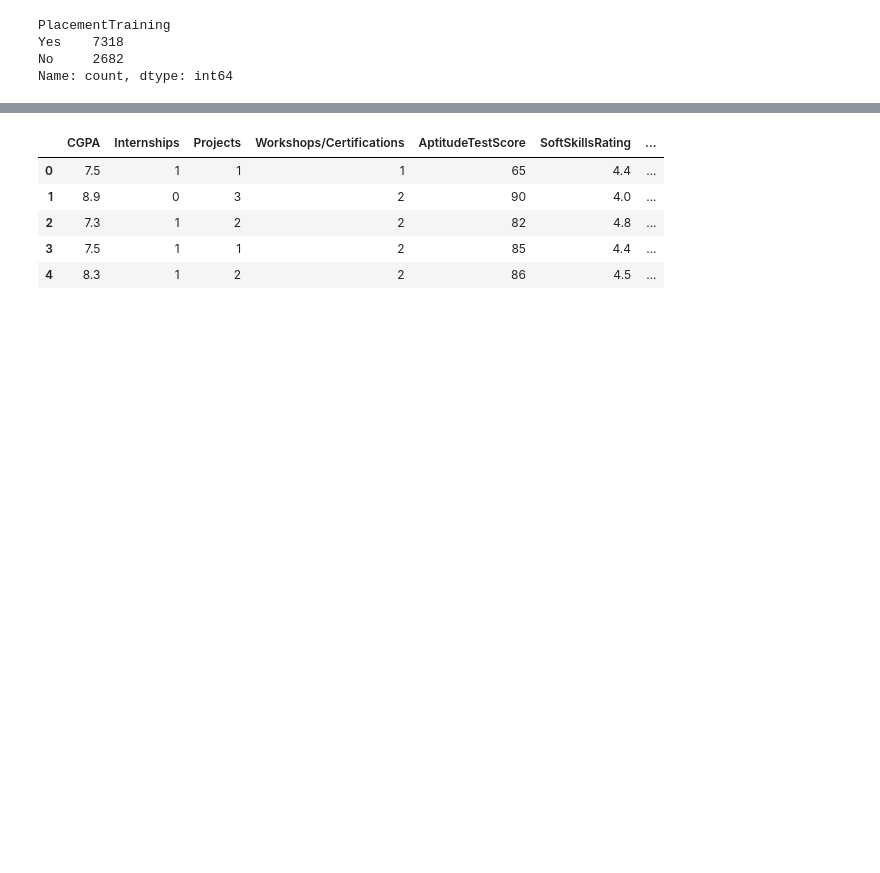
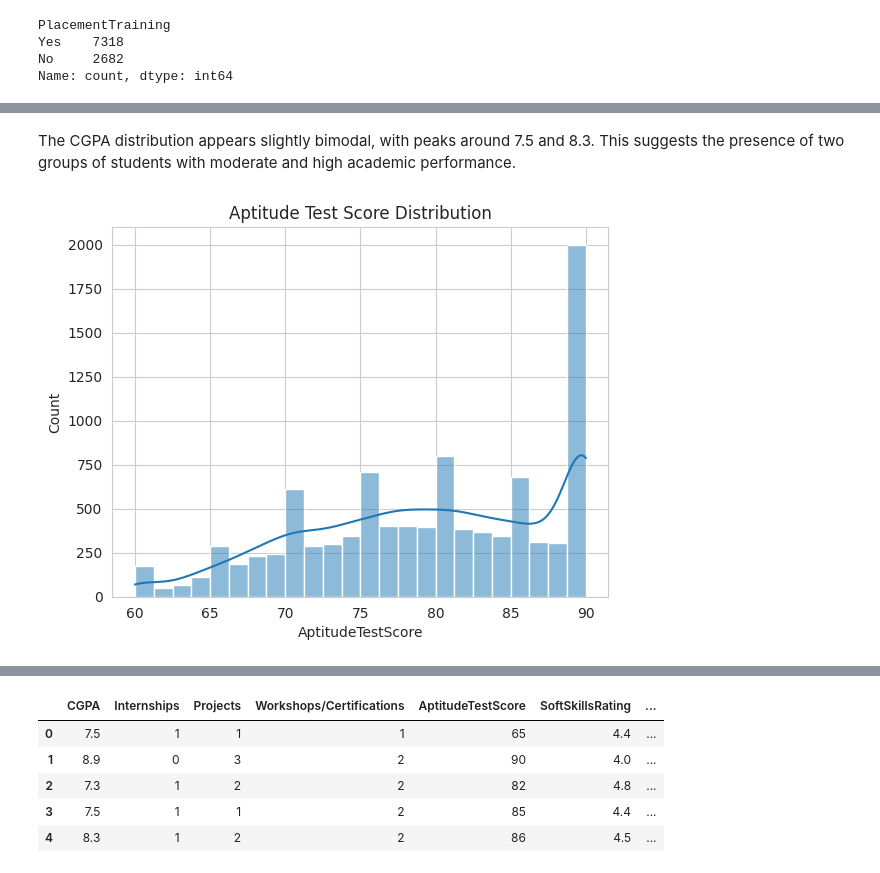
Before and after one commit to 24je0657/Student_Placement_Prediction, a Jupyter notebook: Notebooks/01_data_exploration.ipynb, the cells around one changed output, grey strips where cells are left out. Drawn from its saved outputs; the diff is of its cells as text; code cells hidden in the pictures; blank space fills up the shorter version.

```diff
--- a/Notebooks/01_data_exploration.ipynb
+++ b/Notebooks/01_data_exploration.ipynb
@@ -92,0 +117,9 @@ Name: count, dtype: int64
+# %% [markdown]
+The CGPA distribution appears slightly bimodal, with peaks around 7.5 and 8.3.
+This suggests the presence of two groups of students with moderate and high academic performance.
+# %%
+sns.histplot(df['AptitudeTestScore'], kde=True)
+plt.title("Aptitude Test Score Distribution")
+plt.show()
+# %% [output]
+[figure, added]
```
Also changed, not shown: parts of 14 cells of this notebook, 1 other file.
